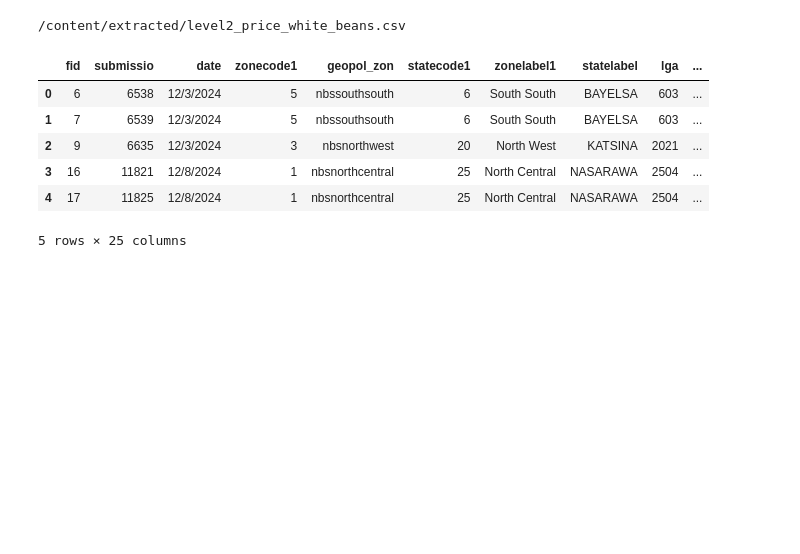
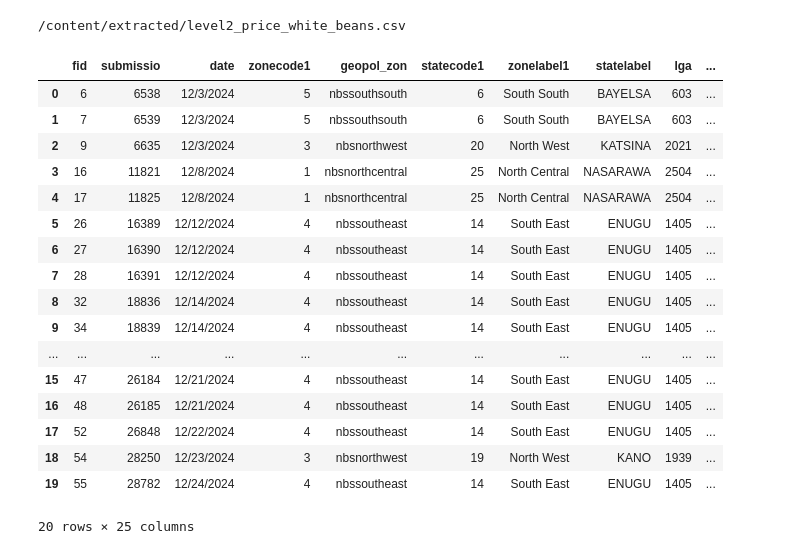
Before and after one commit to starsyntaxx/MarketIQ, a Jupyter notebook: notebooks/01_data_understanding.ipynb, the cells around one changed output. Saved outputs shown, nothing was run; the diff lists cells and outputs as text; code cells hidden in the pictures; blank space fills up the shorter version.

```diff
--- a/notebooks/01_data_understanding.ipynb
+++ b/notebooks/01_data_understanding.ipynb
@@ -50,14 +50,25 @@ print(file_path)
 # %%
 import pandas as pd
 
 df = pd.read_csv(file_path)
 
-df.head()
+df.head(20)
 # %% [output]
 |  | fid | submissio | date | zonecode1 | geopol_zon | statecode1 | zonelabel1 | statelabel | lga | ... |
 | 0 | 6 | 6538 | 12/3/2024 | 5 | nbssouthsouth | 6 | South South | BAYELSA | 603 | ... |
 | 1 | 7 | 6539 | 12/3/2024 | 5 | nbssouthsouth | 6 | South South | BAYELSA | 603 | ... |
 | 2 | 9 | 6635 | 12/3/2024 | 3 | nbsnorthwest | 20 | North West | KATSINA | 2021 | ... |
 | 3 | 16 | 11821 | 12/8/2024 | 1 | nbsnorthcentral | 25 | North Central | NASARAWA | 2504 | ... |
 | 4 | 17 | 11825 | 12/8/2024 | 1 | nbsnorthcentral | 25 | North Central | NASARAWA | 2504 | ... |
+| 5 | 26 | 16389 | 12/12/2024 | 4 | nbssoutheast | 14 | South East | ENUGU | 1405 | ... |
+| 6 | 27 | 16390 | 12/12/2024 | 4 | nbssoutheast | 14 | South East | ENUGU | 1405 | ... |
+| 7 | 28 | 16391 | 12/12/2024 | 4 | nbssoutheast | 14 | South East | ENUGU | 1405 | ... |
+| 8 | 32 | 18836 | 12/14/2024 | 4 | nbssoutheast | 14 | South East | ENUGU | 1405 | ... |
+| 9 | 34 | 18839 | 12/14/2024 | 4 | nbssoutheast | 14 | South East | ENUGU | 1405 | ... |
+| ... | ... | ... | ... | ... | ... | ... | ... | ... | ... | ... |
+| 15 | 47 | 26184 | 12/21/2024 | 4 | nbssoutheast | 14 | South East | ENUGU | 1405 | ... |
+| 16 | 48 | 26185 | 12/21/2024 | 4 | nbssoutheast | 14 | South East | ENUGU | 1405 | ... |
+| 17 | 52 | 26848 | 12/22/2024 | 4 | nbssoutheast | 14 | South East | ENUGU | 1405 | ... |
+| 18 | 54 | 28250 | 12/23/2024 | 3 | nbsnorthwest | 19 | North West | KANO | 1939 | ... |
+| 19 | 55 | 28782 | 12/24/2024 | 4 | nbssoutheast | 14 | South East | ENUGU | 1405 | ... |
-5 rows × 25 columns
+20 rows × 25 columns
```
Also changed, not shown: parts of 3 cells of this notebook.
